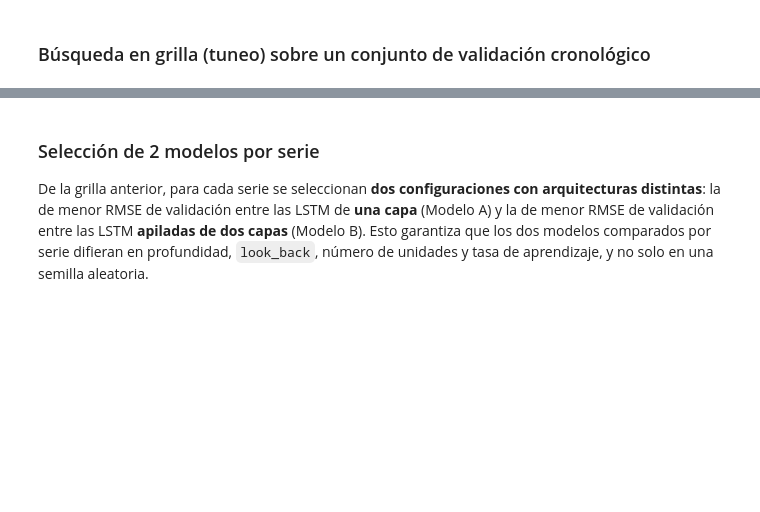
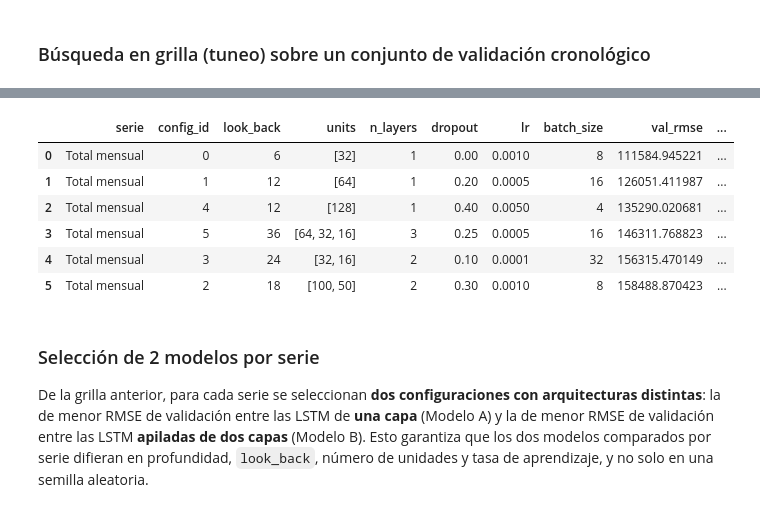
Before and after one commit to Ikeel04/Labs-DS, a Jupyter notebook: Lab2/Laboratorio2_LSTM.ipynb, the cells around one changed output, grey strips where cells are left out. Saved outputs shown, nothing was run; the diff lists cells and outputs as text; code cells hidden in the pictures; blank space fills up the shorter version.

```diff
--- a/Lab2/Laboratorio2_LSTM.ipynb
+++ b/Lab2/Laboratorio2_LSTM.ipynb
@@ -193,3 +195,66 @@ WARNING:tensorflow:6 out of the last 6 calls to <function TensorFlowTrainer.make
+# %%
+from tensorflow.keras.layers import Bidirectional
+
+def build_bidirectional_lstm(look_back, units, n_layers, dropout, lr):
+    model = keras.Sequential()
+    model.add(layers.Input(shape=(look_back, 1)))
+    for i in range(n_layers):
+        return_seq = (i < n_layers - 1)
+        model.add(Bidirectional(layers.LSTM(units[i], return_sequences=return_seq)))
+        if dropout > 0:
+            model.add(layers.Dropout(dropout))
+    model.add(layers.Dense(1))
+    model.compile(optimizer=keras.optimizers.Adam(learning_rate=lr), loss="mse")
+    return model
+
+def evaluate_config_bi(train_vals, cfg, val_frac=0.15, epochs=60):
+    look_back = cfg["look_back"]
+    scaler = MinMaxScaler()
+    train_scaled = scaler.fit_transform(train_vals.reshape(-1, 1)).flatten()
+    n_val = max(look_back + 1, int(len(train_scaled) * val_frac))
+    tr, val = train_scaled[:-n_val], train_scaled[-(n_val + look_back):]
+    Xtr, ytr = make_windows(tr, look_back)
+    Xval, yval = make_windows(val, look_back)
+    Xtr, Xval = Xtr.reshape(-1, look_back, 1), Xval.reshape(-1, look_back, 1)
+    model = build_bidirectional_lstm(look_back, cfg["units"], cfg["n_layers"],
+                                      cfg["dropout"], cfg["lr"])
+    es = keras.callbacks.EarlyStopping(monitor="val_loss", patience=8, restore_best_weights=True)
+    hist = model.fit(Xtr, ytr, validation_data=(Xval, yval), epochs=epochs,
+                      batch_size=cfg["batch_size"], callbacks=[es], verbose=0)
+    pred_val = model.predict(Xval, verbose=0).flatten()
+    pred_val_inv = scaler.inverse_transform(pred_val.reshape(-1, 1)).flatten()
+    yval_inv = scaler.inverse_transform(yval.reshape(-1, 1)).flatten()
+    rmse = np.sqrt(mean_squared_error(yval_inv, pred_val_inv))
+    return rmse, len(hist.history["loss"])
+
+# Grilla propia para el modelo Bidireccional con configuraciones diferentes
+grid_bi = [
+    {"look_back": 6,  "units": [32],       "n_layers": 1, "dropout": 0.0, "lr": 0.0010, "batch_size": 8},
+    {"look_back": 12, "units": [64],       "n_layers": 1, "dropout": 0.2, "lr": 0.0005, "batch_size": 16},
+    {"look_back": 18, "units": [100, 50],  "n_layers": 2, "dropout": 0.3, "lr": 0.0010, "batch_size": 8},
+    {"look_back": 24, "units": [32, 16],   "n_layers": 2, "dropout": 0.1, "lr": 0.0001, "batch_size": 32},
+    {"look_back": 12, "units": [128],      "n_layers": 1, "dropout": 0.4, "lr": 0.0050, "batch_size": 4},
+    {"look_back": 36, "units": [64, 32, 16], "n_layers": 3, "dropout": 0.25, "lr": 0.0005, "batch_size": 16},
+]
+
+tuning_bi_rows = []
+slug = "total"
+train_vals = train_test[slug]["train"].values.astype("float32")
+for i, cfg in enumerate(grid_bi):
+    rmse, n_ep = evaluate_config_bi(train_vals, cfg)
+    tuning_bi_rows.append({"serie": "Total mensual", "config_id": i, **cfg,
+                          "val_rmse": rmse, "epochs_usados": n_ep})
+
+tuning_bi_df = pd.DataFrame(tuning_bi_rows)
+tuning_bi_df.sort_values("val_rmse").reset_index(drop=True)
+# %% [output]
+|  | serie | config_id | look_back | units | n_layers | dropout | lr | batch_size | val_rmse | ... |
+| 0 | Total mensual | 0 | 6 | [32] | 1 | 0.00 | 0.0010 | 8 | 111584.945221 | ... |
+| 1 | Total mensual | 1 | 12 | [64] | 1 | 0.20 | 0.0005 | 16 | 126051.411987 | ... |
+| 2 | Total mensual | 4 | 12 | [128] | 1 | 0.40 | 0.0050 | 4 | 135290.020681 | ... |
+| 3 | Total mensual | 5 | 36 | [64, 32, 16] | 3 | 0.25 | 0.0005 | 16 | 146311.768823 | ... |
+| 4 | Total mensual | 3 | 24 | [32, 16] | 2 | 0.10 | 0.0001 | 32 | 156315.470149 | ... |
+| 5 | Total mensual | 2 | 18 | [100, 50] | 2 | 0.30 | 0.0010 | 8 | 158488.870423 | ... |
 # %% [markdown]
 ### Selección de 2 modelos por serie
 
```
Also changed, not shown: parts of 5 cells of this notebook.
